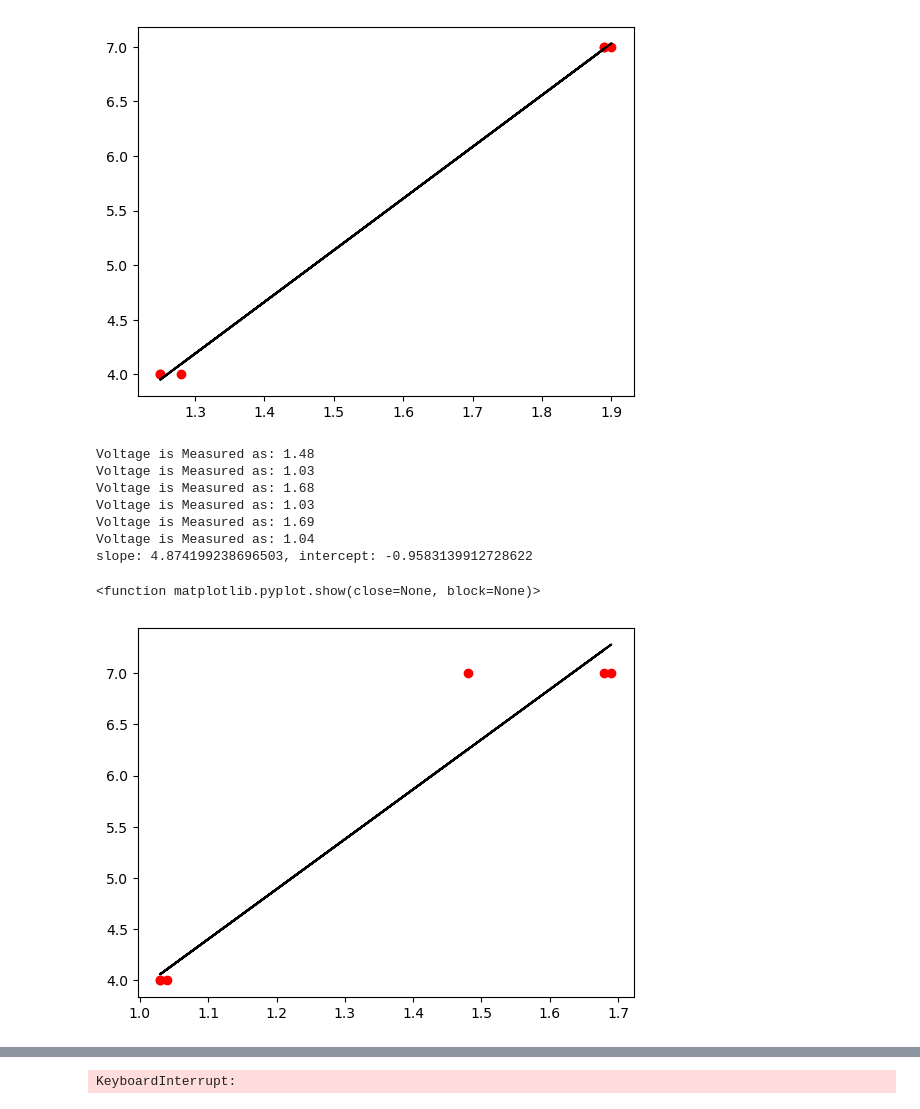
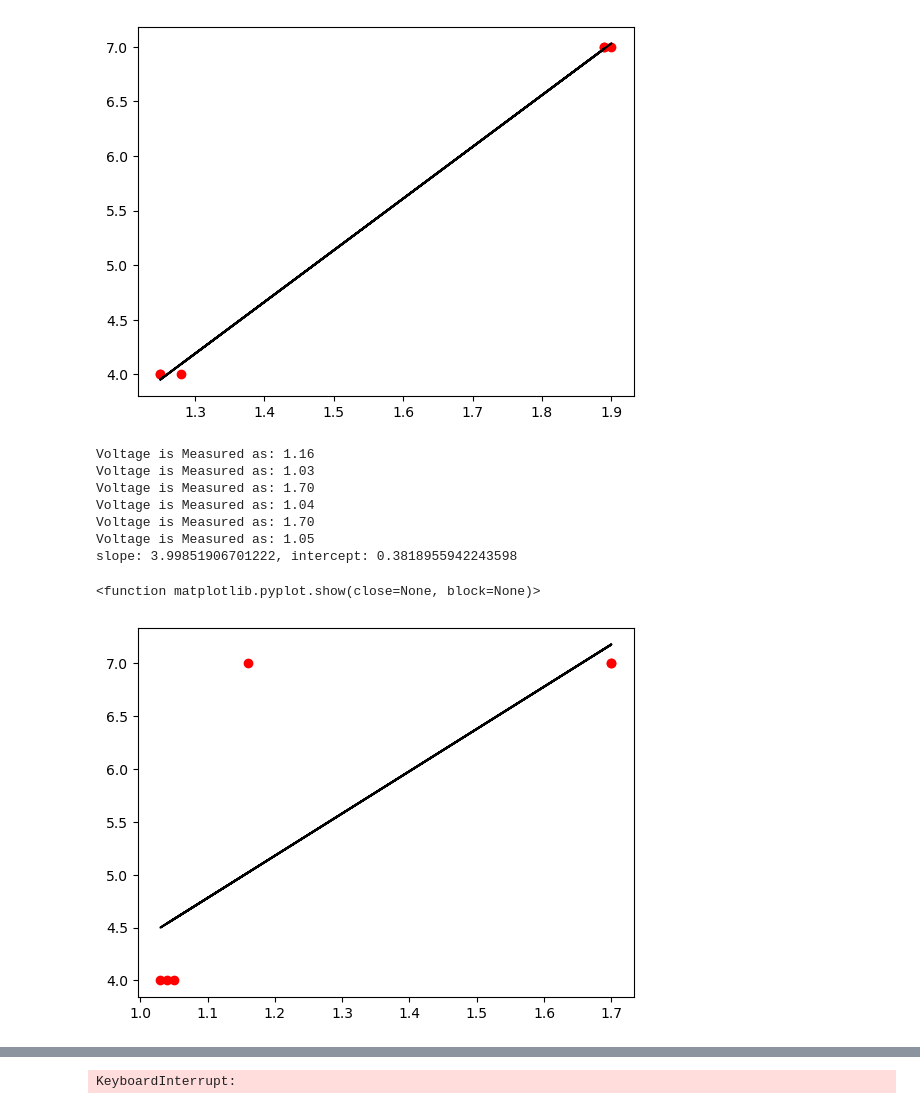
Before and after one commit to mlowe308/Legolas_textCellLoc, a Jupyter notebook: New Versions/Adi's version's/LegolasOutline.ipynb, the cells around one changed output, grey strips where cells are left out. Saved outputs shown, nothing was run; the diff lists cells and outputs as text; code cells hidden in the pictures.

```diff
--- a/New Versions/Adi's version's/LegolasOutline.ipynb
+++ b/New Versions/Adi's version's/LegolasOutline.ipynb
@@ -141,38 +141,38 @@ slope: 4.731599335915886, intercept: -1.960154952960713
 # %%
 stage.home()
 
 #CALIBRATION
 
 y = [7, 4, 7, 4, 7, 4]
 x = []
 
 for i in range(6):
     clean()
     blot()
     if i % 2 == 0:
-        m7 = measure(0,0)
+        m7 = measure(1,0)
         x.append(m7)
     else:
-        m4 = measure(0,1)
+        m4 = measure(1,1)
         x.append(m4)
 
 #PLOTTING FIT
 
 line = np.polyfit(x,y,1)
 print(f'slope: {line[0]}, intercept: {line[1]}')
 trend = np.poly1d(line)
 plt.plot(x,y, 'ro', x, trend(x), '-k')
 plt.show
 #time.sleep(5)
 # %% [output]
-Voltage is Measured as: 1.48
+Voltage is Measured as: 1.16
 Voltage is Measured as: 1.03
-Voltage is Measured as: 1.68
-Voltage is Measured as: 1.03
-Voltage is Measured as: 1.69
+Voltage is Measured as: 1.70
 Voltage is Measured as: 1.04
-slope: 4.874199238696503, intercept: -0.9583139912728622
+Voltage is Measured as: 1.70
+Voltage is Measured as: 1.05
+slope: 3.99851906701222, intercept: 0.3818955942243598
 <function matplotlib.pyplot.show(close=None, block=None)>
-[figure, old version]
+[figure, new version]
 # %%
 y = [7, 4, 7, 4, 7, 4]
```
Also changed, not shown: parts of 8 cells of this notebook, 2 other files.
